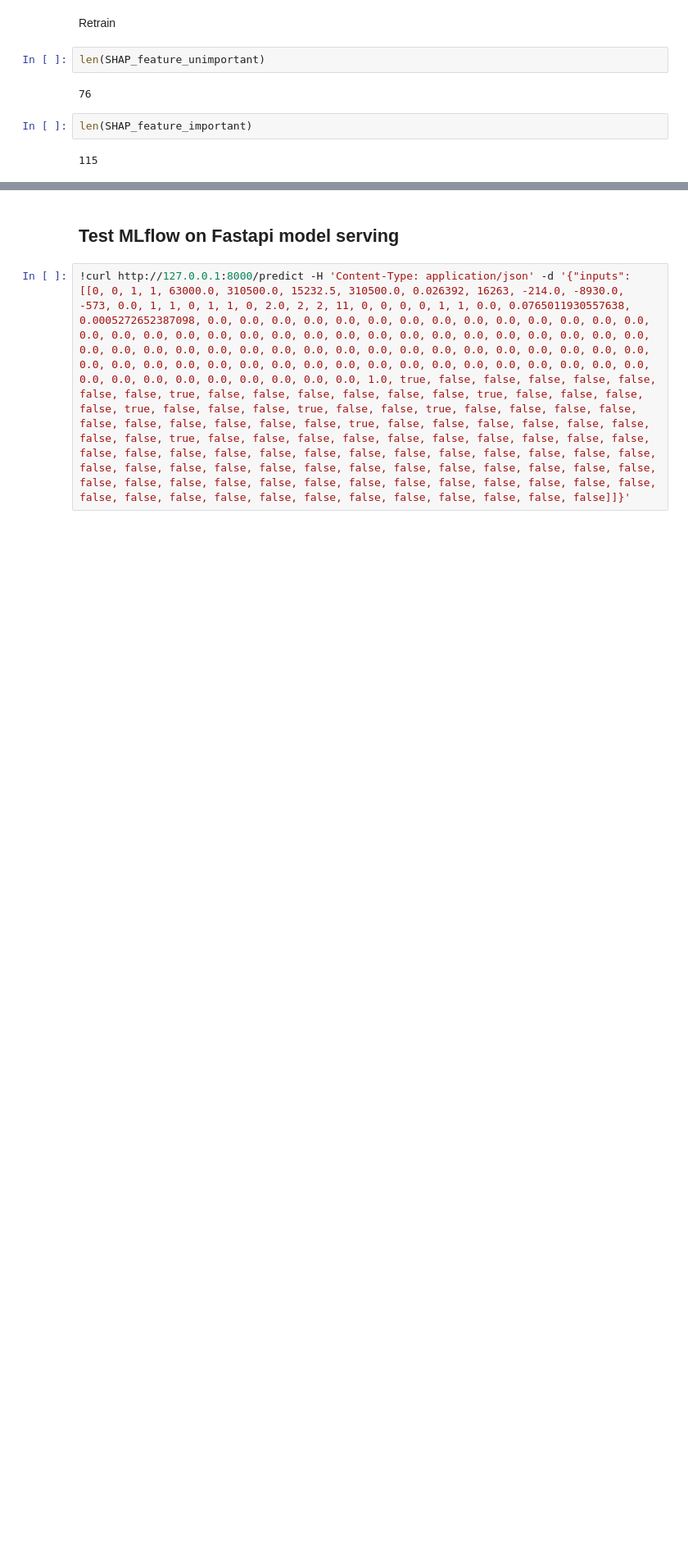
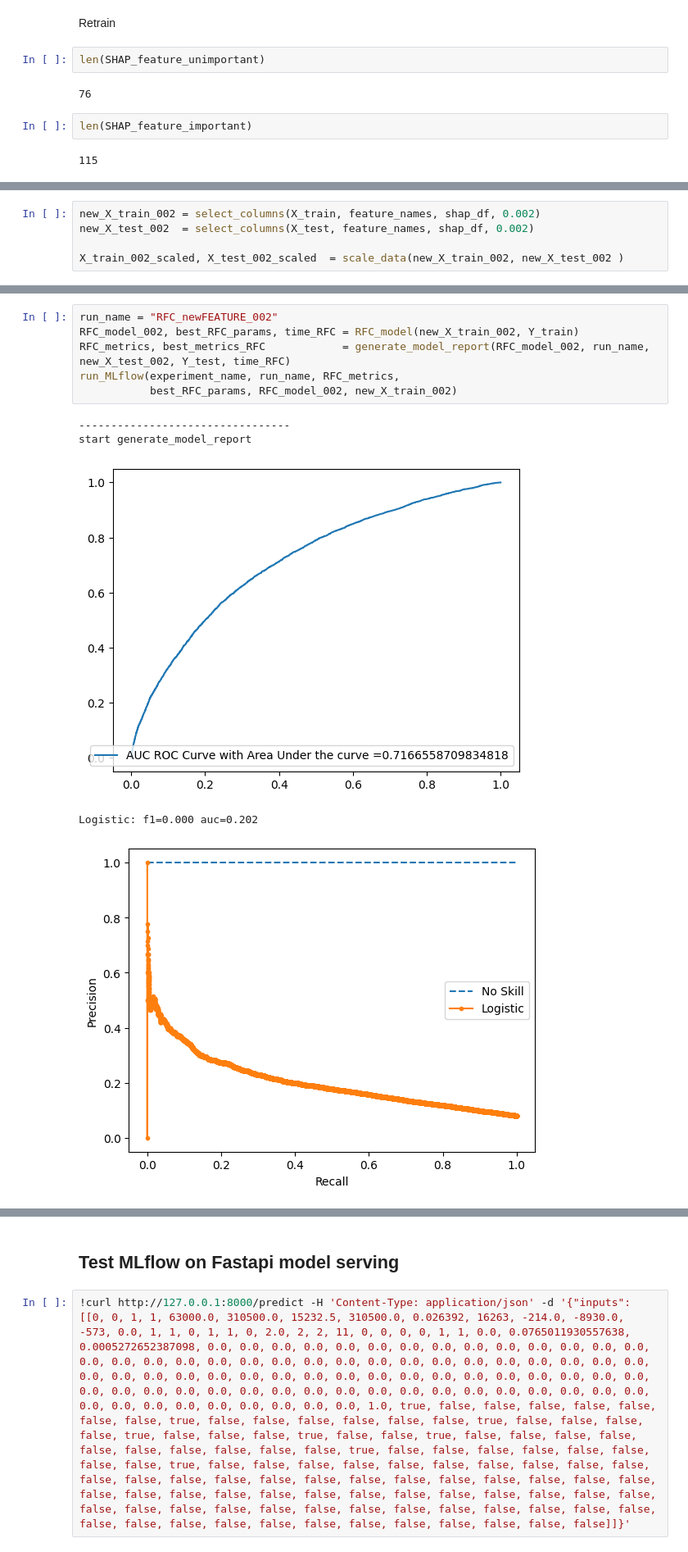
Before and after one commit to MarkoBrie/credit_scoring_with_MLOPS, a Jupyter notebook: 2_Model_selection.ipynb, the cells around one changed output, grey strips where cells are left out. Shown at 82% size. Saved outputs shown, nothing was run; the diff lists cells and outputs as text; blank space fills up the shorter version.

```diff
--- a/2_Model_selection.ipynb
+++ b/2_Model_selection.ipynb
@@ -1270,0 +1254,5 @@ Feature names unseen at fit time:
+# %%
+new_X_train_002 = select_columns(X_train, feature_names, shap_df, 0.002)
+new_X_test_002  = select_columns(X_test, feature_names, shap_df, 0.002)
+
+X_train_002_scaled, X_test_002_scaled  = scale_data(new_X_train_002, new_X_test_002 )
@@ -1270,0 +1322,12 @@ Feature names unseen at fit time:
+# %%
+run_name = "RFC_newFEATURE_002"
+RFC_model_002, best_RFC_params, time_RFC = RFC_model(new_X_train_002, Y_train)
+RFC_metrics, best_metrics_RFC            = generate_model_report(RFC_model_002, run_name, new_X_test_002, Y_test, time_RFC)
+run_MLflow(experiment_name, run_name, RFC_metrics,
+           best_RFC_params, RFC_model_002, new_X_train_002)
+# %% [output]
+---------------------------------
+start generate_model_report
+[figure, added]
+Logistic: f1=0.000 auc=0.202
+[figure, added]
```
Also changed, not shown: parts of 30 cells of this notebook, 1 other file.
